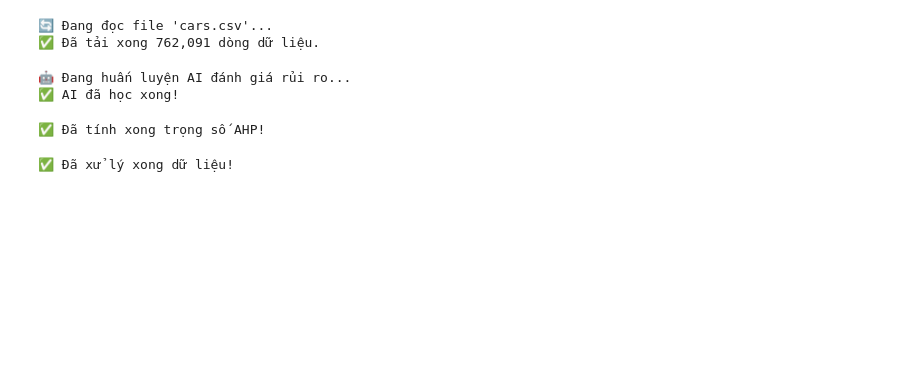
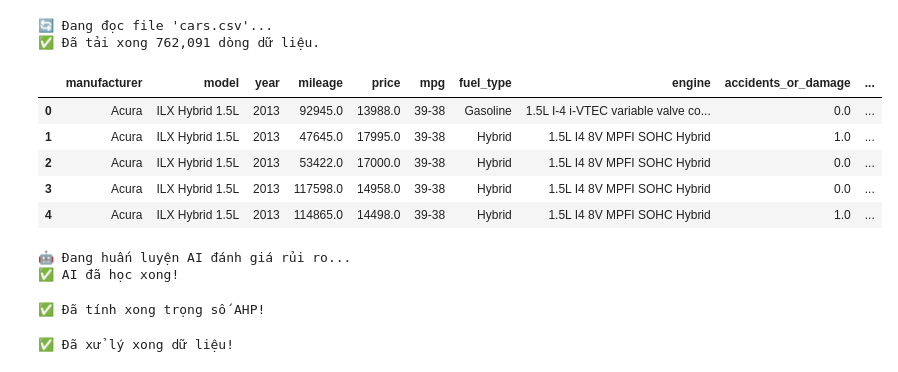
Before and after one commit to wwwwwwmw/HHTRQD, a Jupyter notebook: 4.ipynb, the cells around one changed output. Drawn from its saved outputs; the diff is of its cells as text; code cells hidden in the pictures; blank space fills up the shorter version.

```diff
--- a/4.ipynb
+++ b/4.ipynb
@@ -1,57 +1,84 @@
 # %%
 # %pip install pandas numpy scikit-learn pyarrow
 
 import pandas as pd
 import numpy as np
 import warnings
 from sklearn.model_selection import train_test_split
 from sklearn.ensemble import RandomForestClassifier
 from sklearn.preprocessing import LabelEncoder
 
 warnings.filterwarnings('ignore')
 
 # --- HÀM ĐỌC DỮ LIỆU ---
 def load_data_optimized(file_path):
     print(f"🔄 Đang đọc file '{file_path}'...")
+
     column_types = {
-        'manufacturer': 'string', 'model': 'string',
-        'year': 'int32', 'mileage': 'float32', 'price': 'float32',
-        'mpg': 'string', 'fuel_type': 'string', 'engine': 'string',
-        'accidents_or_damage': 'float32', 'one_owner': 'float32',
+        'manufacturer': 'string',
+        'model': 'string',
+        'year': 'int32',
+        'mileage': 'float32',
+        'price': 'float32',
+        'mpg': 'string',
+        'fuel_type': 'string',
+        'engine': 'string',
+        'accidents_or_damage': 'float32',
+        'one_owner': 'float32',
         'driver_rating': 'float32'
     }
+
     cols = list(column_types.keys())
 
+    # 🔴 BẮT BUỘC PHẢI CÓ FILE
     try:
-        df = pd.read_csv(file_path, usecols=cols, dtype=column_types, engine='pyarrow')
-    except:
-        try:
-            df = pd.read_csv(file_path, usecols=cols, dtype=column_types)
-        except FileNotFoundError:
-            # Dữ liệu giả lập nếu không có file
-            print("⚠️ Không tìm thấy file, đang tạo dữ liệu mẫu...")
-            return pd.DataFrame({
-                'manufacturer': ['Toyota', 'Ford', 'Honda', 'BMW', 'Audi'] * 100,
-                'model': ['Camry', 'F-150', 'Civic', '320i', 'A4'] * 100,
-                'year': [2015, 2018, 2012, 2010, 2021] * 100,
-                'mileage': [40000, 30000, 120000, 150000, 10000] * 100,
-                'price': [15000, 25000, 8000, 9000, 45000] * 100,
-                'mpg': ['30-35', '18-24', '32-40', '25-30', '20-25'] * 100,
-                'fuel_type': ['Hybrid', 'Gasoline', 'Gasoline', 'Diesel', 'Electric'] * 100,
-                'engine': ['2.5L', '5.0L V8', '1.8L', '2.0L Turbo', 'Electric'] * 100,
-                'accidents_or_damage': [0, 0, 1, 1, 0] * 100,
-                'one_owner': [1, 1, 0, 0, 1] * 100,
-                'driver_rating': [4.5, 4.8, 3.5, 3.8, 5.0] * 100
-            })
+        df = pd.read_csv(
+            file_path,
+            usecols=cols,
+            dtype=column_types,
+            engine='pyarrow'
+        )
+    except FileNotFoundError:
+        raise FileNotFoundError(
+            f"❌ Không tìm thấy file '{file_path}'. "
+            "Vui lòng kiểm tra lại đường dẫn hoặc tên file."
+        )
+    except Exception as e:
+        # fallback nếu pyarrow lỗi
+        df = pd.read_csv(
+            file_path,
+            usecols=cols,
+            dtype=column_types
+        )
 
-    df = df.fillna(0)
+    # =========================
+    # ✅ XỬ LÝ GIÁ TRỊ THIẾU ĐÚNG KIỂU
+    # =========================
+
+    # Cột số → fill 0
+    num_cols = df.select_dtypes(include=['number']).columns
+    df[num_cols] = df[num_cols].fillna(0)
+
+    # Cột text → fill 'Unknown'
+    str_cols = df.select_dtypes(include=['string']).columns
+    df[str_cols] = df[str_cols].fillna('Unknown')
+
     print(f"✅ Đã tải xong {len(df):,} dòng dữ liệu.")
     return df
 
+
+# --- CHẠY ---
 df_raw = load_data_optimized('cars.csv')
+df_raw.head()
 # %% [output]
 🔄 Đang đọc file 'cars.csv'...
 ✅ Đã tải xong 762,091 dòng dữ liệu.
+|  | manufacturer | model | year | mileage | price | mpg | fuel_type | engine | accidents_or_damage | ... |
+| 0 | Acura | ILX Hybrid 1.5L | 2013 | 92945.0 | 13988.0 | 39-38 | Gasoline | 1.5L I-4 i-VTEC variable valve co... | 0.0 | ... |
+| 1 | Acura | ILX Hybrid 1.5L | 2013 | 47645.0 | 17995.0 | 39-38 | Hybrid | 1.5L I4 8V MPFI SOHC Hybrid | 1.0 | ... |
+| 2 | Acura | ILX Hybrid 1.5L | 2013 | 53422.0 | 17000.0 | 39-38 | Hybrid | 1.5L I4 8V MPFI SOHC Hybrid | 0.0 | ... |
+| 3 | Acura | ILX Hybrid 1.5L | 2013 | 117598.0 | 14958.0 | 39-38 | Hybrid | 1.5L I4 8V MPFI SOHC Hybrid | 0.0 | ... |
+| 4 | Acura | ILX Hybrid 1.5L | 2013 | 114865.0 | 14498.0 | 39-38 | Hybrid | 1.5L I4 8V MPFI SOHC Hybrid | 1.0 | ... |
 # %%
 print("🤖 Đang huấn luyện AI đánh giá rủi ro...")
 
```
Also changed, not shown: parts of 2 cells of this notebook, 2 other files.
